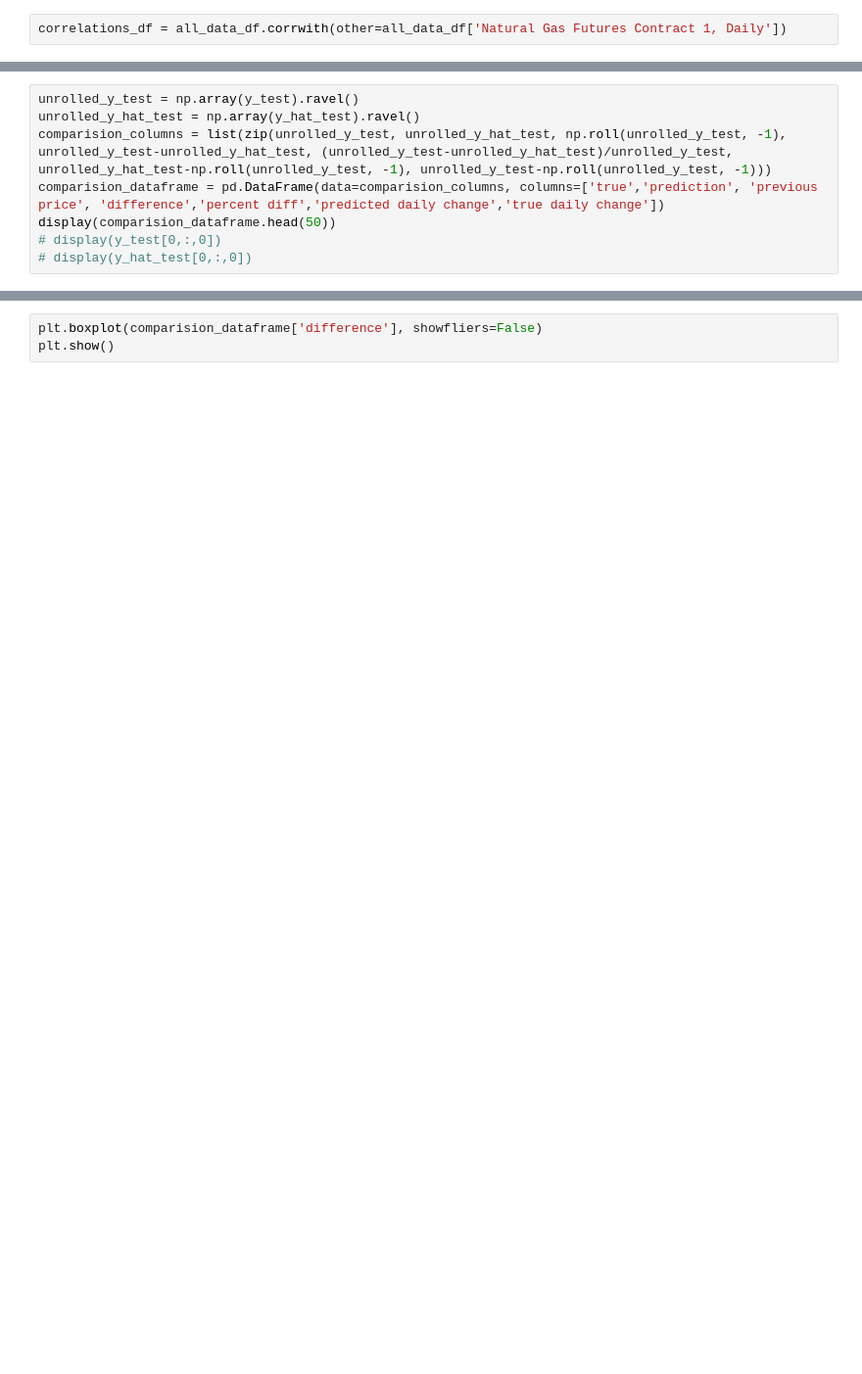
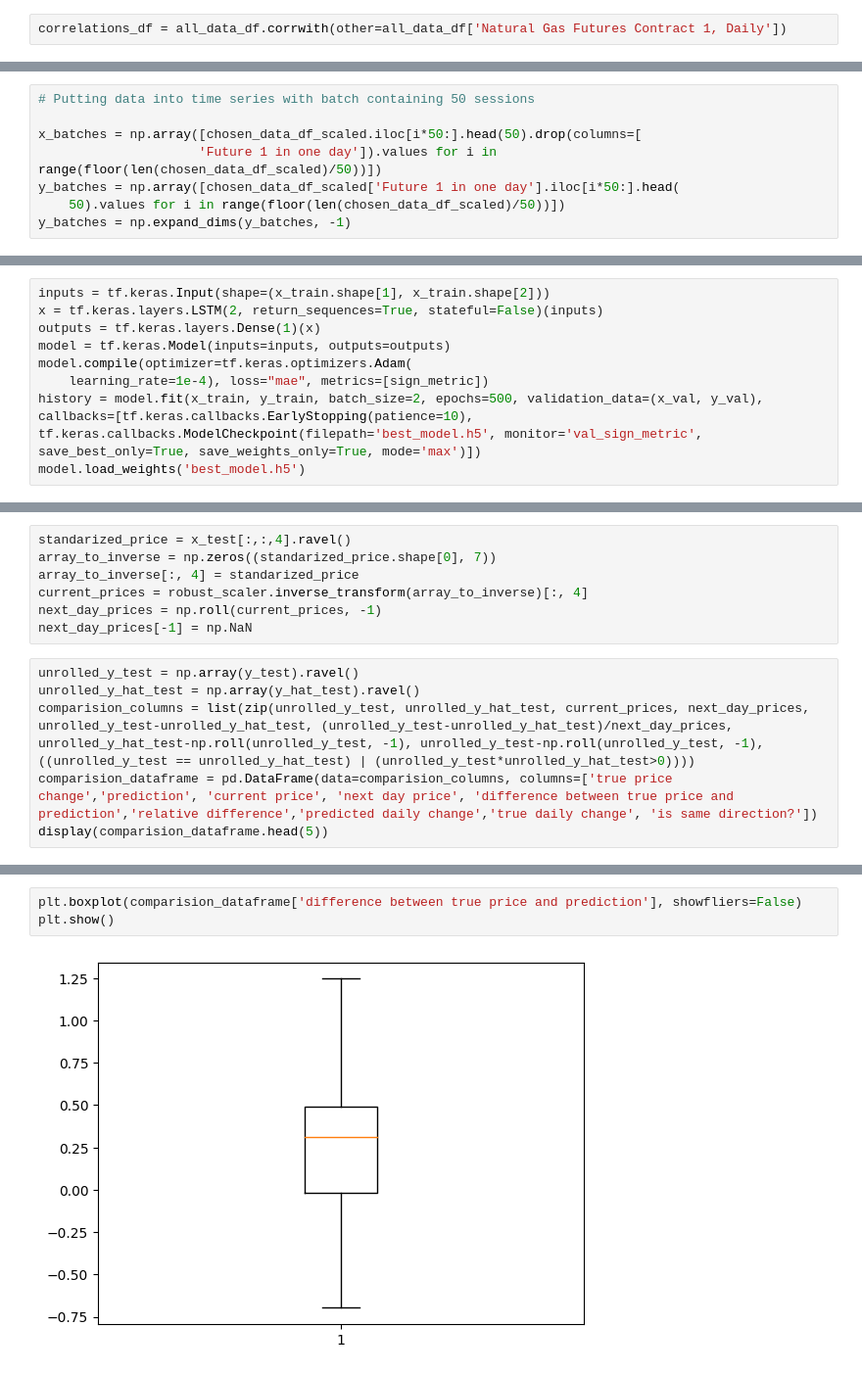
Before and after one commit to GustawOhler/NaturalGasPredictor, a Jupyter notebook: DataExplorationAndNN.ipynb, the cells around one changed output, grey strips where cells are left out. Shown at 98% size. Saved outputs shown, nothing was run; the diff lists cells and outputs as text; blank space fills up the shorter version.

```diff
--- a/DataExplorationAndNN.ipynb
+++ b/DataExplorationAndNN.ipynb
@@ -263,0 +338,8 @@ model.load_weights('best_model.h5')
+# %%
+# Putting data into time series with batch containing 50 sessions
+
+x_batches = np.array([chosen_data_df_scaled.iloc[i*50:].head(50).drop(columns=[
+                     'Future 1 in one day']).values for i in range(floor(len(chosen_data_df_scaled)/50))])
+y_batches = np.array([chosen_data_df_scaled['Future 1 in one day'].iloc[i*50:].head(
+    50).values for i in range(floor(len(chosen_data_df_scaled)/50))])
+y_batches = np.expand_dims(y_batches, -1)
@@ -263,0 +359,9 @@ model.load_weights('best_model.h5')
+# %%
+inputs = tf.keras.Input(shape=(x_train.shape[1], x_train.shape[2]))
+x = tf.keras.layers.LSTM(2, return_sequences=True, stateful=False)(inputs)
+outputs = tf.keras.layers.Dense(1)(x)
+model = tf.keras.Model(inputs=inputs, outputs=outputs)
+model.compile(optimizer=tf.keras.optimizers.Adam(
+    learning_rate=1e-4), loss="mae", metrics=[sign_metric])
+history = model.fit(x_train, y_train, batch_size=2, epochs=500, validation_data=(x_val, y_val), callbacks=[tf.keras.callbacks.EarlyStopping(patience=10), tf.keras.callbacks.ModelCheckpoint(filepath='best_model.h5', monitor='val_sign_metric', save_best_only=True, save_weights_only=True, mode='max')])
+model.load_weights('best_model.h5')
@@ -272,8 +404,13 @@ y_hat_test = model.predict(x_test)
+# %%
+standarized_price = x_test[:,:,4].ravel()
+array_to_inverse = np.zeros((standarized_price.shape[0], 7))
+array_to_inverse[:, 4] = standarized_price
+current_prices = robust_scaler.inverse_transform(array_to_inverse)[:, 4]
+next_day_prices = np.roll(current_prices, -1)
+next_day_prices[-1] = np.NaN
 # %%
 unrolled_y_test = np.array(y_test).ravel()
 unrolled_y_hat_test = np.array(y_hat_test).ravel()
-comparision_columns = list(zip(unrolled_y_test, unrolled_y_hat_test, np.roll(unrolled_y_test, -1), unrolled_y_test-unrolled_y_hat_test, (unrolled_y_test-unrolled_y_hat_test)/unrolled_y_test, unrolled_y_hat_test-np.roll(unrolled_y_test, -1), unrolled_y_test-np.roll(unrolled_y_test, -1)))
-comparision_dataframe = pd.DataFrame(data=comparision_columns, columns=['true','prediction', 'previous price', 'difference','percent diff','predicted daily change','true daily change'])
-display(comparision_dataframe.head(50))
-# display(y_test[0,:,0])
-# display(y_hat_test[0,:,0])
+comparision_columns = list(zip(unrolled_y_test, unrolled_y_hat_test, current_prices, next_day_prices, unrolled_y_test-unrolled_y_hat_test, (unrolled_y_test-unrolled_y_hat_test)/next_day_prices, unrolled_y_hat_test-np.roll(unrolled_y_test, -1), unrolled_y_test-np.roll(unrolled_y_test, -1), ((unrolled_y_test == unrolled_y_hat_test) | (unrolled_y_test*unrolled_y_hat_test>0))))
+comparision_dataframe = pd.DataFrame(data=comparision_columns, columns=['true price change','prediction', 'current price', 'next day price', 'difference between true price and prediction','relative difference','predicted daily change','true daily change', 'is same direction?'])
+display(comparision_dataframe.head(5))
@@ -282,3 +430,5 @@ comparision_dataframe.loc[(comparision_dataframe['percent diff'].abs() > 0.05) &
 # %%
-plt.boxplot(comparision_dataframe['difference'], showfliers=False)
+plt.boxplot(comparision_dataframe['difference between true price and prediction'], showfliers=False)
 plt.show()
+# %% [output]
+[figure, added]
```
Also changed, not shown: parts of 86 cells of this notebook, 2 other files.
